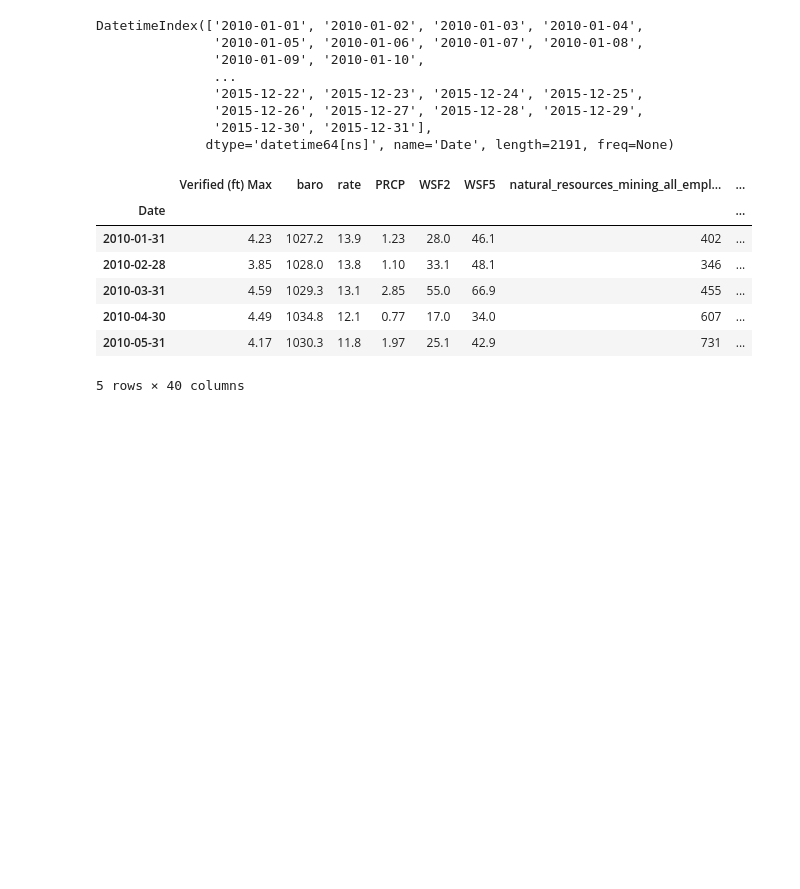
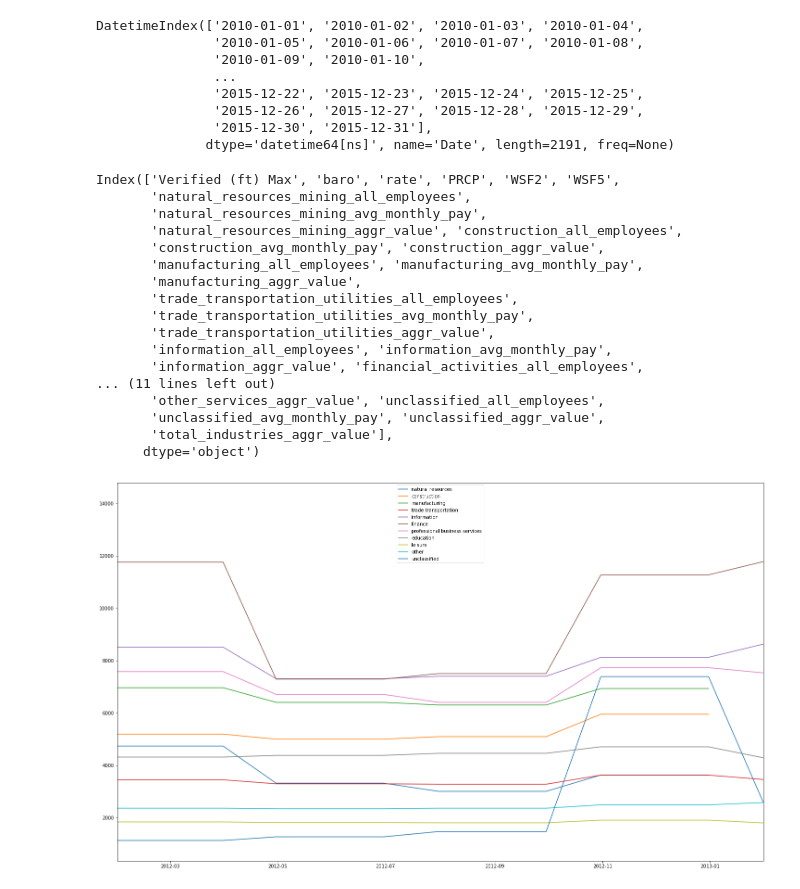
Before and after one commit to MekdeSciD/client_project_hurricane_sandy, a Jupyter notebook: cleaning_notebook.ipynb, the cells around one changed output. Saved outputs shown, nothing was run; the diff lists cells and outputs as text; code cells hidden in the pictures; blank space fills up the shorter version.

```diff
--- a/cleaning_notebook.ipynb
+++ b/cleaning_notebook.ipynb
@@ -726,13 +726,39 @@ ocean_city_mean = pd.merge(ocean_city_mean, ocean_city_wage, on='Date')
 portland_mean = pd.merge(portland_mean, portland_wage, on='Date')
 providence_mean = pd.merge(providence_mean, providence_wage, on='Date')
 # %%
-atlantic_city_max.head()
+atlantic_city_max.columns
 # %% [output]
-|  | Verified (ft) Max | baro | rate | PRCP | WSF2 | WSF5 | natural_resources_mining_all_empl... | ... |
-| Date |  |  |  |  |  |  |  | ... |
-| 2010-01-31 | 4.23 | 1027.2 | 13.9 | 1.23 | 28.0 | 46.1 | 402 | ... |
-| 2010-02-28 | 3.85 | 1028.0 | 13.8 | 1.10 | 33.1 | 48.1 | 346 | ... |
-| 2010-03-31 | 4.59 | 1029.3 | 13.1 | 2.85 | 55.0 | 66.9 | 455 | ... |
-| 2010-04-30 | 4.49 | 1034.8 | 12.1 | 0.77 | 17.0 | 34.0 | 607 | ... |
-| 2010-05-31 | 4.17 | 1030.3 | 11.8 | 1.97 | 25.1 | 42.9 | 731 | ... |
-5 rows × 40 columns
+Index(['Verified (ft) Max', 'baro', 'rate', 'PRCP', 'WSF2', 'WSF5',
+       'natural_resources_mining_all_employees',
+       'natural_resources_mining_avg_monthly_pay',
+       'natural_resources_mining_aggr_value', 'construction_all_employees',
+       'construction_avg_monthly_pay', 'construction_aggr_value',
+       'manufacturing_all_employees', 'manufacturing_avg_monthly_pay',
+       'manufacturing_aggr_value',
+       'trade_transportation_utilities_all_employees',
+       'trade_transportation_utilities_avg_monthly_pay',
+       'trade_transportation_utilities_aggr_value',
+       'information_all_employees', 'information_avg_monthly_pay',
+       'information_aggr_value', 'financial_activities_all_employees',
+... (11 lines left out)
+       'other_services_aggr_value', 'unclassified_all_employees',
+       'unclassified_avg_monthly_pay', 'unclassified_aggr_value',
+       'total_industries_aggr_value'],
+      dtype='object')
+# %%
+plt.figure(figsize=(25, 15))
+plt.plot(boston_max['natural_resources_mining_avg_monthly_pay'], label='natural resources')
+plt.plot(boston_max['construction_avg_monthly_pay'], label='construction')
+plt.plot(boston_max['manufacturing_avg_monthly_pay'], label='manufacturing')
+plt.plot(boston_max['trade_transportation_utilities_avg_monthly_pay'], label='trade transportation')
+plt.plot(boston_max['information_avg_monthly_pay'], label='information')
+plt.plot(boston_max['financial_activities_avg_monthly_pay'], label='finance')
+plt.plot(boston_max['professional_business_services_avg_monthly_pay'], label='professional business services')
+plt.plot(boston_max['education_health_services_avg_monthly_pay'], label='education')
+plt.plot(boston_max['leisure_hospitality_avg_monthly_pay'], label='leisure')
+plt.plot(boston_max['other_services_avg_monthly_pay'], label='other')
+plt.plot(boston_max['unclassified_avg_monthly_pay'], label='unclassified')
+plt.xlim(pd.Timestamp('2012-01-31'), pd.Timestamp('2013-01-31'))
+plt.legend();
+# %% [output]
+[figure, added]
```
Also changed, not shown: parts of 56 cells of this notebook.
